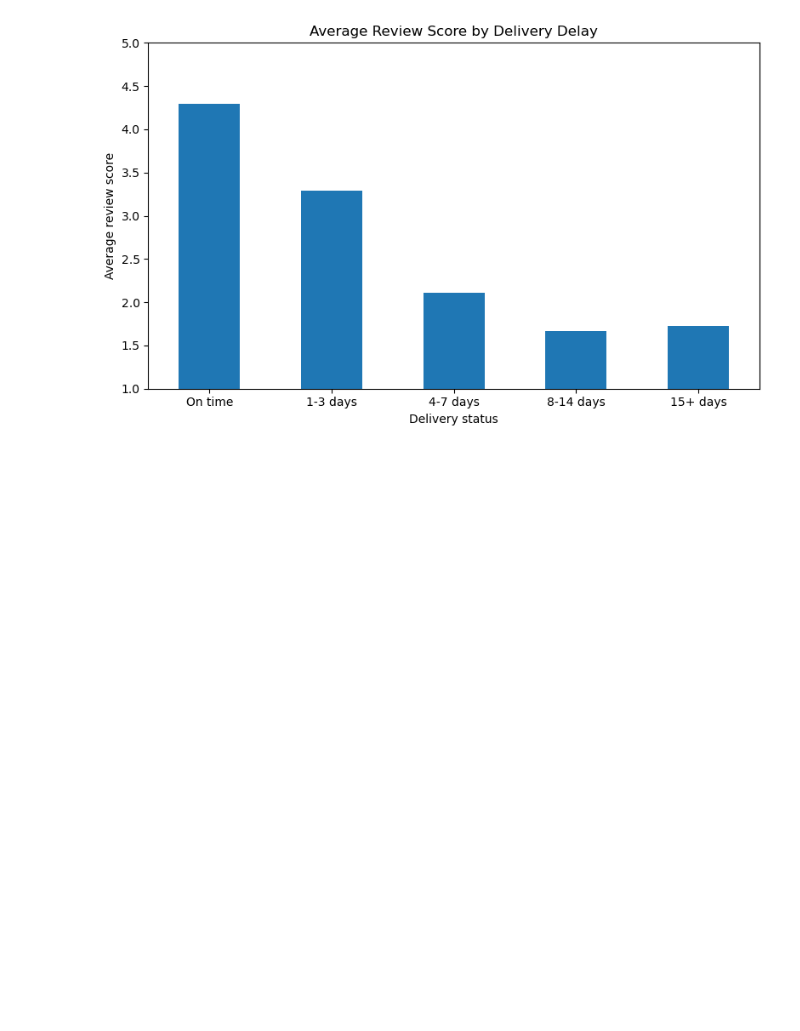
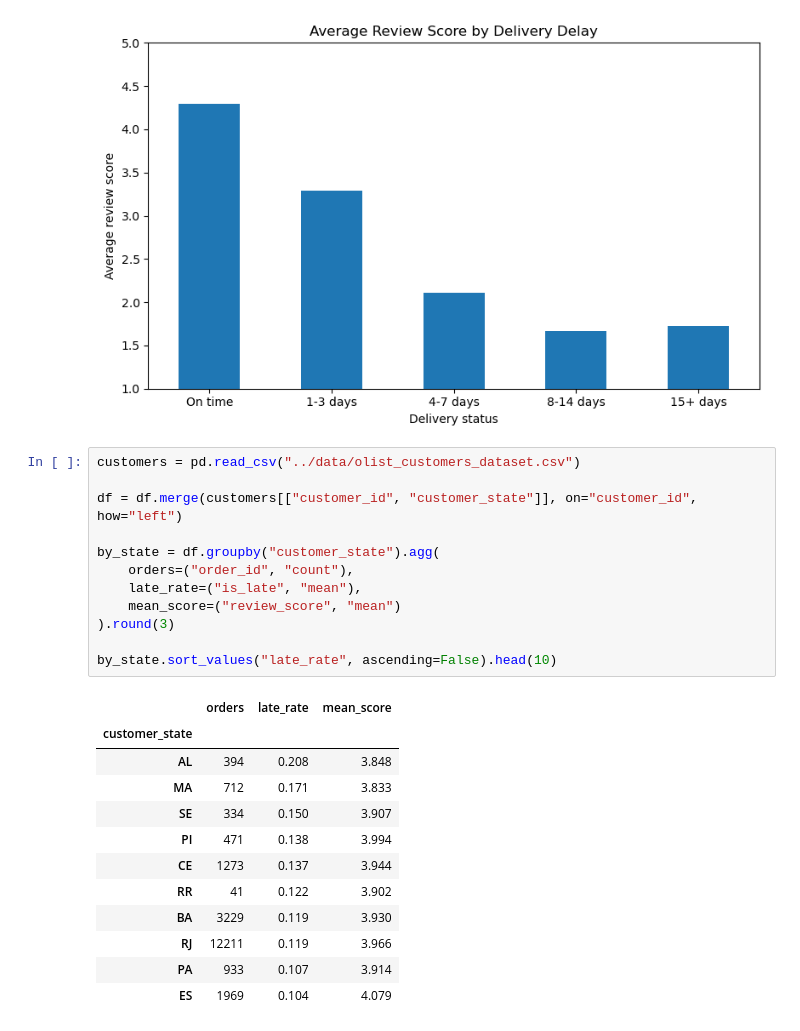
Before and after one commit to senamekikoglu/olist-delivery-satisfaction-analysis, a Jupyter notebook: notebooks/01_data_exploration.ipynb, the cells around one changed output. Cells and saved outputs as stored; diff of their text form; blank space fills up the shorter version.

```diff
--- a/notebooks/01_data_exploration.ipynb
+++ b/notebooks/01_data_exploration.ipynb
@@ -210,3 +210,28 @@ plt.savefig("../images/delay_vs_score.png", dpi=150)
 plt.show()
 # %% [output]
 [figure]
+# %%
+customers = pd.read_csv("../data/olist_customers_dataset.csv")
+
+df = df.merge(customers[["customer_id", "customer_state"]], on="customer_id", how="left")
+
+by_state = df.groupby("customer_state").agg(
+    orders=("order_id", "count"),
+    late_rate=("is_late", "mean"),
+    mean_score=("review_score", "mean")
+).round(3)
+
+by_state.sort_values("late_rate", ascending=False).head(10)
+# %% [output]
+|  | orders | late_rate | mean_score |
+| customer_state |  |  |  |
+| AL | 394 | 0.208 | 3.848 |
+| MA | 712 | 0.171 | 3.833 |
+| SE | 334 | 0.150 | 3.907 |
+| PI | 471 | 0.138 | 3.994 |
+| CE | 1273 | 0.137 | 3.944 |
+| RR | 41 | 0.122 | 3.902 |
+| BA | 3229 | 0.119 | 3.930 |
+| RJ | 12211 | 0.119 | 3.966 |
+| PA | 933 | 0.107 | 3.914 |
+| ES | 1969 | 0.104 | 4.079 |
```
Also changed, not shown: parts of 1 cell of this notebook.
